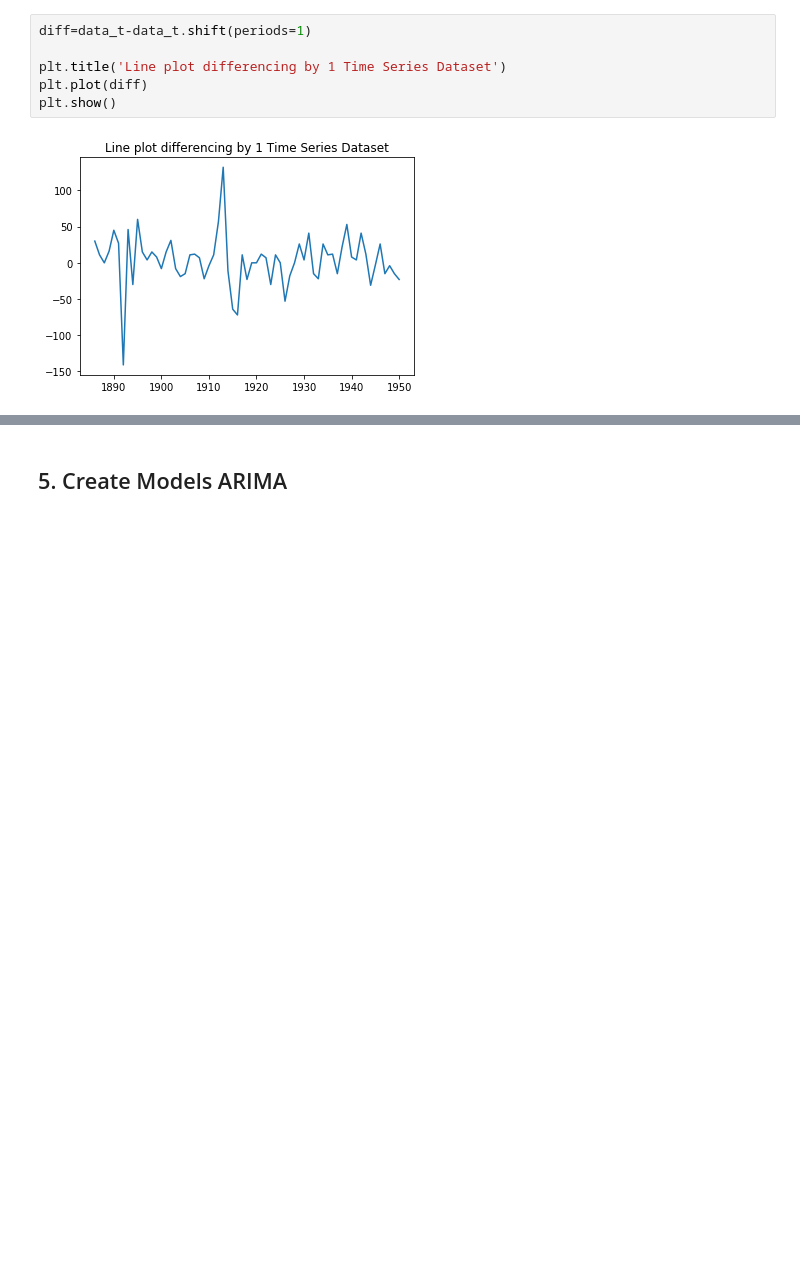
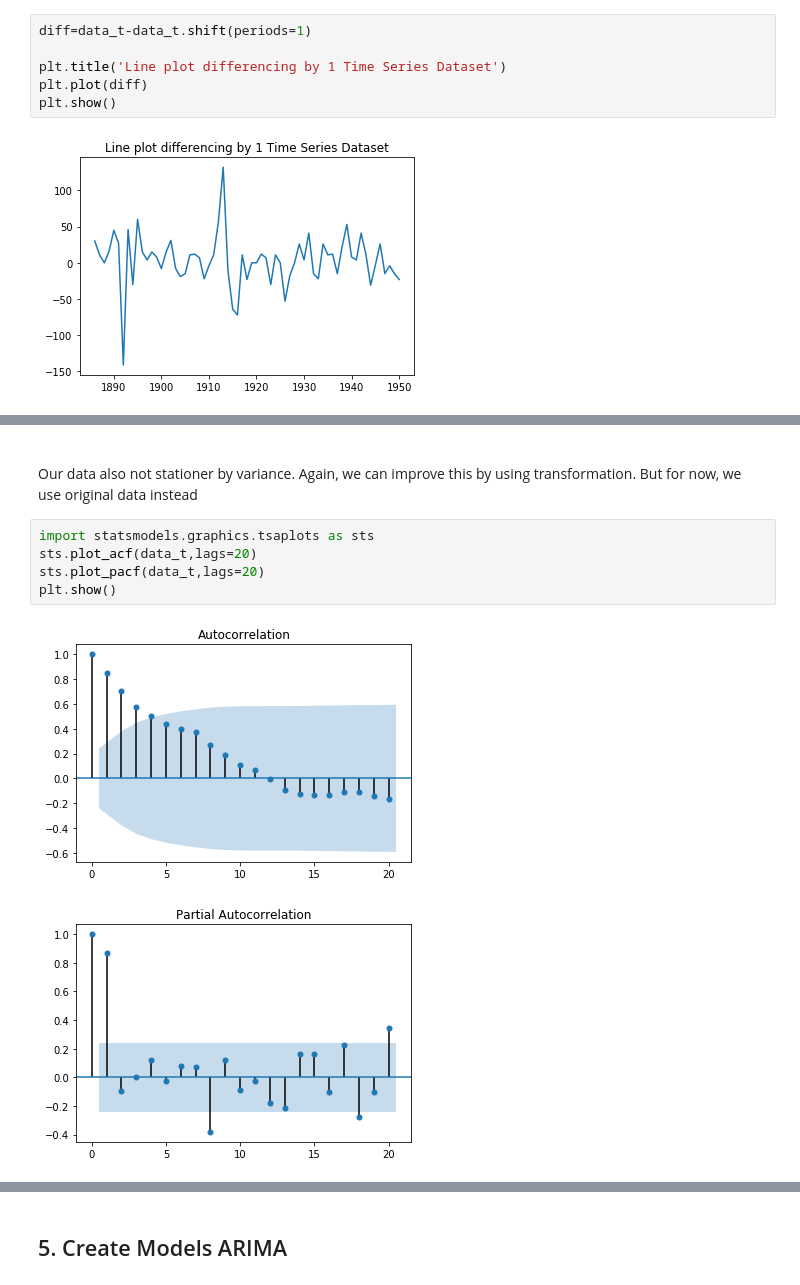
Before and after one commit to andreasmmadjiah/Mid-Test-Use-Case, a Jupyter notebook: 1. Annual Water Usage Time Series/Use Case Python 1 Time Series.ipynb, the cells around one changed output, grey strips where cells are left out. Drawn from its saved outputs; the diff is of its cells as text; blank space fills up the shorter version.

```diff
--- a/1. Annual Water Usage Time Series/Use Case Python 1 Time Series.ipynb
+++ b/1. Annual Water Usage Time Series/Use Case Python 1 Time Series.ipynb
@@ -197,0 +225,11 @@ plt.show()
+# %% [markdown]
+<br>
+Our data also not stationer by variance. Again, we can improve this by using transformation. But for now, we use original data instead
+# %%
+import statsmodels.graphics.tsaplots as sts
+sts.plot_acf(data_t,lags=20)
+sts.plot_pacf(data_t,lags=20)
+plt.show()
+# %% [output]
+[figure, added]
+[figure, added]
```
Also changed, not shown: parts of 4 cells of this notebook.
